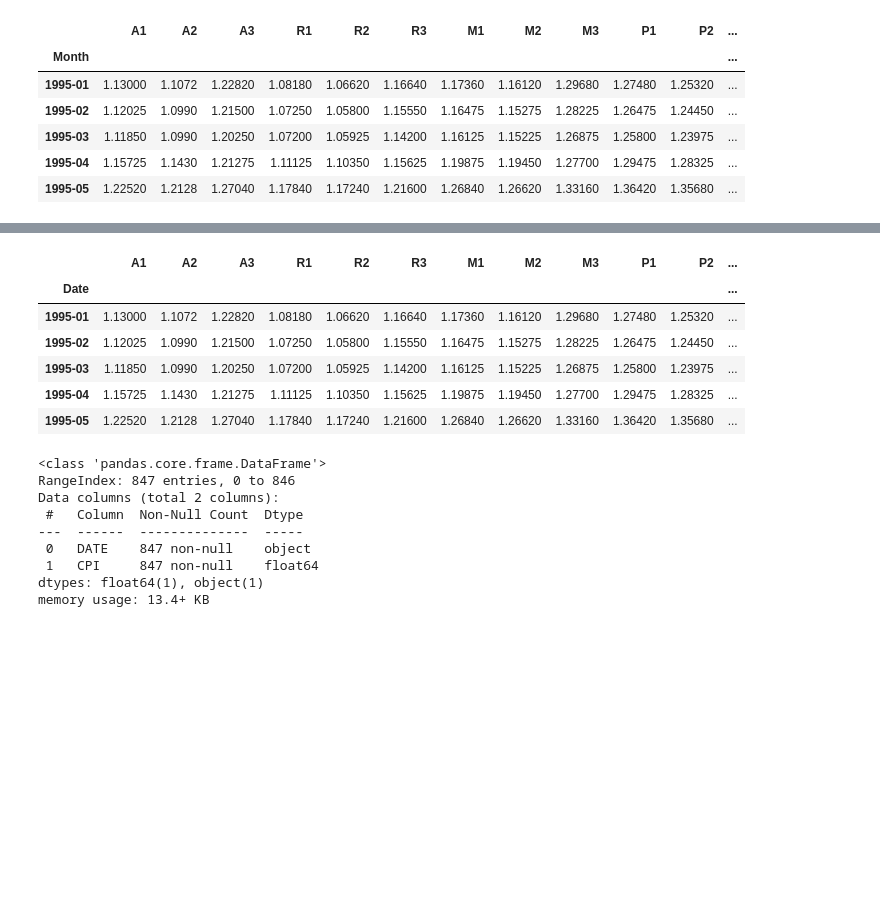
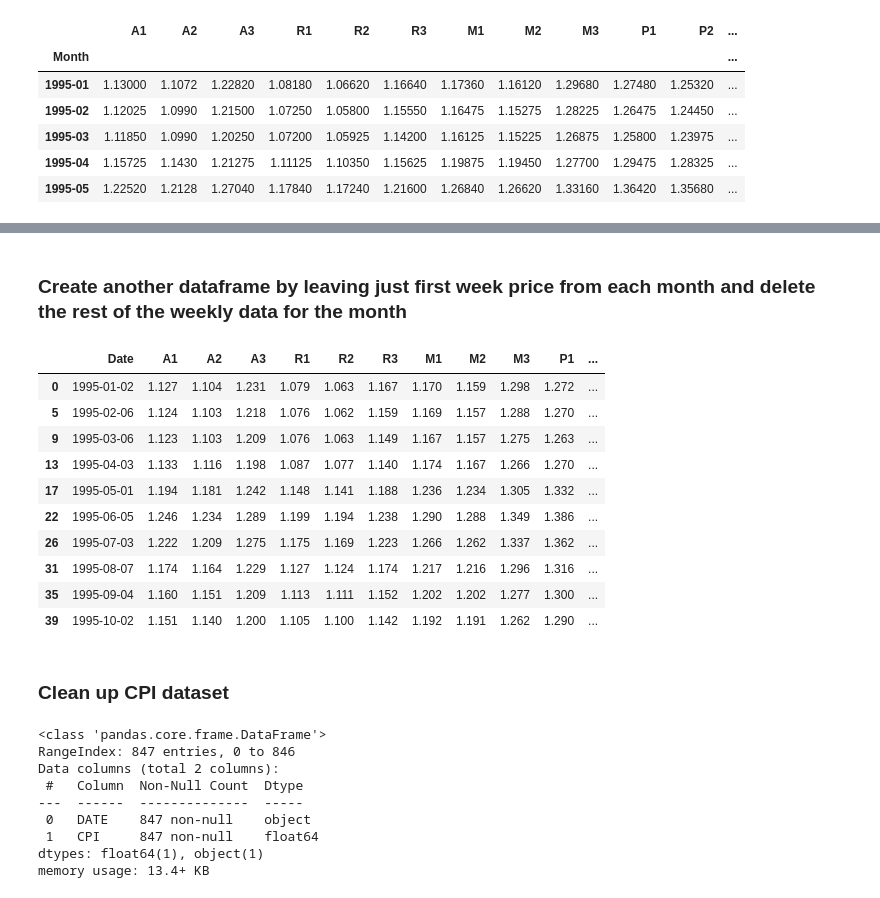
Before and after one commit to Jblueart/winning_project, a Jupyter notebook: gas_CPI_price_cleanup.ipynb, the cells around one changed output, grey strips where cells are left out. Cells and saved outputs as stored; diff of their text form; code cells hidden in the pictures; blank space fills up the shorter version.

```diff
--- a/gas_CPI_price_cleanup.ipynb
+++ b/gas_CPI_price_cleanup.ipynb
@@ -124,11 +118 @@ gas_price_mean.index.names = ['Date']
-# %%
-gas_price_mean.head()
-# %% [output]
-|  | A1 | A2 | A3 | R1 | R2 | R3 | M1 | M2 | M3 | P1 | P2 | ... |
-| Date |  |  |  |  |  |  |  |  |  |  |  | ... |
-| 1995-01 | 1.13000 | 1.1072 | 1.22820 | 1.08180 | 1.06620 | 1.16640 | 1.17360 | 1.16120 | 1.29680 | 1.27480 | 1.25320 | ... |
-| 1995-02 | 1.12025 | 1.0990 | 1.21500 | 1.07250 | 1.05800 | 1.15550 | 1.16475 | 1.15275 | 1.28225 | 1.26475 | 1.24450 | ... |
-| 1995-03 | 1.11850 | 1.0990 | 1.20250 | 1.07200 | 1.05925 | 1.14200 | 1.16125 | 1.15225 | 1.26875 | 1.25800 | 1.23975 | ... |
-| 1995-04 | 1.15725 | 1.1430 | 1.21275 | 1.11125 | 1.10350 | 1.15625 | 1.19875 | 1.19450 | 1.27700 | 1.29475 | 1.28325 | ... |
-| 1995-05 | 1.22520 | 1.2128 | 1.27040 | 1.17840 | 1.17240 | 1.21600 | 1.26840 | 1.26620 | 1.33160 | 1.36420 | 1.35680 | ... |
 # %%
@@ -137,0 +121,20 @@ CPI_df=pd.read_csv("CPI_Urban_US_City_avg (version 1).csv")
+# %% [markdown]
+### Create another dataframe by leaving just first week price from each month and delete the rest of the weekly data for the month
+# %%
+# Keep the first week of gas price and drop off the rest of the prices for the month
+gas_price_week_one_df=gas_df.drop_duplicates(["Month"],keep="first")
+gas_price_week_one_df.head(10)
+# %% [output]
+|  | Date | A1 | A2 | A3 | R1 | R2 | R3 | M1 | M2 | M3 | P1 | ... |
+| 0 | 1995-01-02 | 1.127 | 1.104 | 1.231 | 1.079 | 1.063 | 1.167 | 1.170 | 1.159 | 1.298 | 1.272 | ... |
+| 5 | 1995-02-06 | 1.124 | 1.103 | 1.218 | 1.076 | 1.062 | 1.159 | 1.169 | 1.157 | 1.288 | 1.270 | ... |
+| 9 | 1995-03-06 | 1.123 | 1.103 | 1.209 | 1.076 | 1.063 | 1.149 | 1.167 | 1.157 | 1.275 | 1.263 | ... |
+| 13 | 1995-04-03 | 1.133 | 1.116 | 1.198 | 1.087 | 1.077 | 1.140 | 1.174 | 1.167 | 1.266 | 1.270 | ... |
+| 17 | 1995-05-01 | 1.194 | 1.181 | 1.242 | 1.148 | 1.141 | 1.188 | 1.236 | 1.234 | 1.305 | 1.332 | ... |
+| 22 | 1995-06-05 | 1.246 | 1.234 | 1.289 | 1.199 | 1.194 | 1.238 | 1.290 | 1.288 | 1.349 | 1.386 | ... |
+| 26 | 1995-07-03 | 1.222 | 1.209 | 1.275 | 1.175 | 1.169 | 1.223 | 1.266 | 1.262 | 1.337 | 1.362 | ... |
+| 31 | 1995-08-07 | 1.174 | 1.164 | 1.229 | 1.127 | 1.124 | 1.174 | 1.217 | 1.216 | 1.296 | 1.316 | ... |
+| 35 | 1995-09-04 | 1.160 | 1.151 | 1.209 | 1.113 | 1.111 | 1.152 | 1.202 | 1.202 | 1.277 | 1.300 | ... |
+| 39 | 1995-10-02 | 1.151 | 1.140 | 1.200 | 1.105 | 1.100 | 1.142 | 1.192 | 1.191 | 1.262 | 1.290 | ... |
+# %% [markdown]
+### Clean up CPI dataset
```
Also changed, not shown: parts of 31 cells of this notebook.
